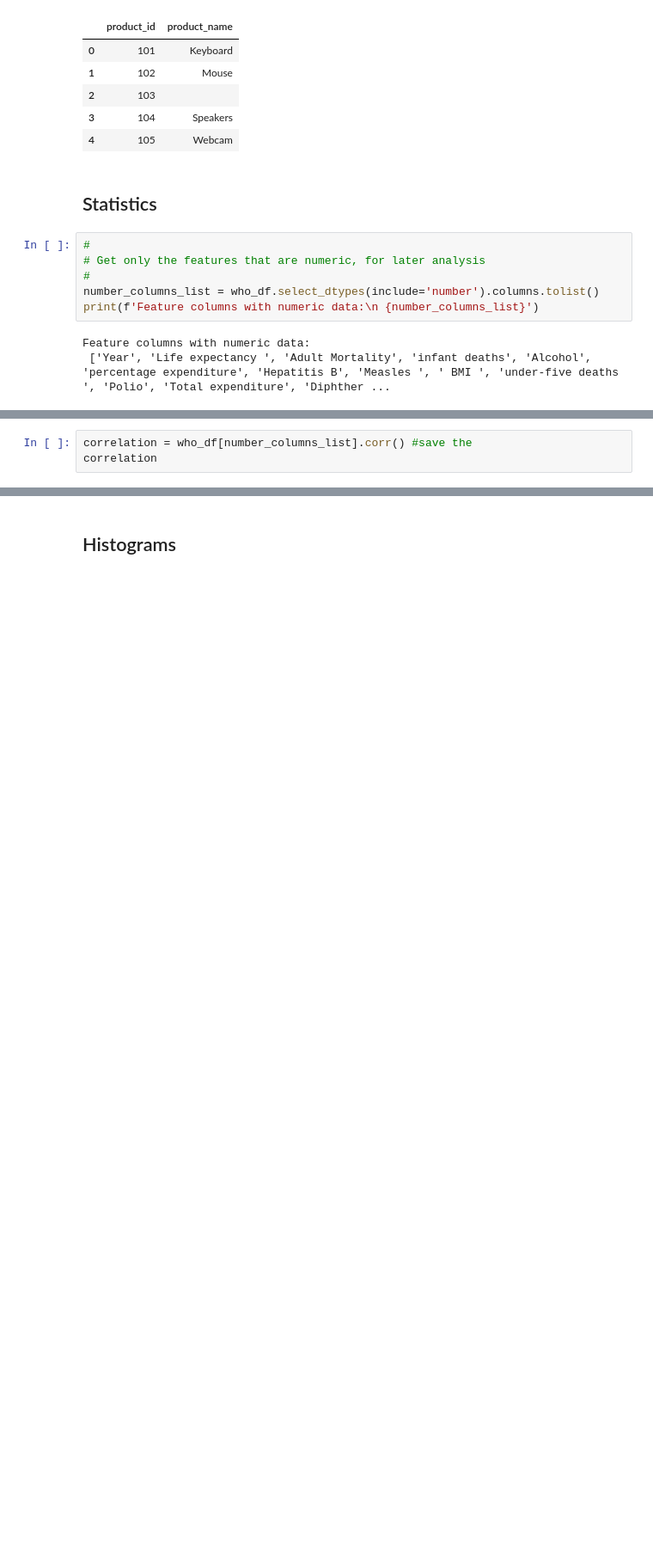
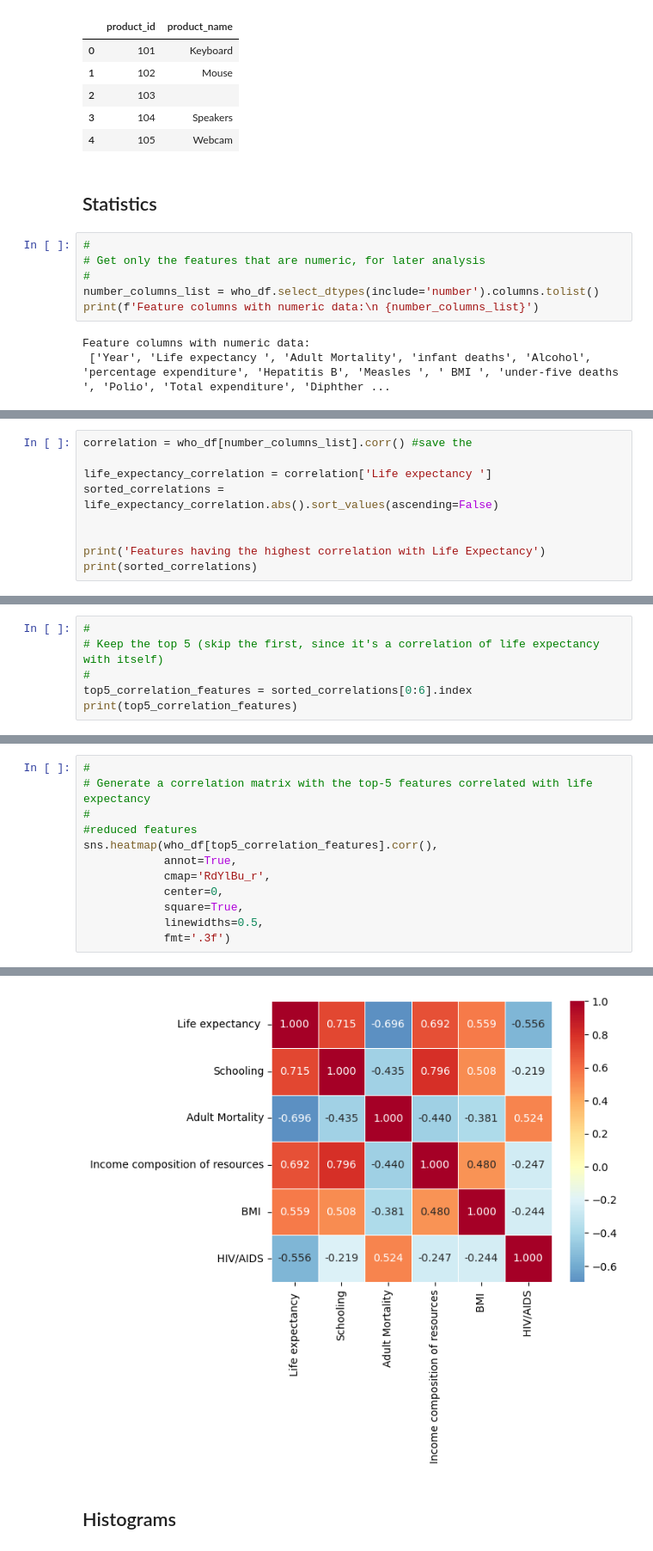
Before and after one commit to einsteinxx/UCLA_450.2_SUMMER, a Jupyter notebook: FinalProject_KeaneGonzalez.ipynb, the cells around one changed output, grey strips where cells are left out. Shown at 86% size. Drawn from its saved outputs; the diff is of its cells as text; blank space fills up the shorter version.

```diff
--- a/FinalProject_KeaneGonzalez.ipynb
+++ b/FinalProject_KeaneGonzalez.ipynb
@@ -388,4 +502,10 @@ Feature columns with numeric data:
 # %%
 correlation = who_df[number_columns_list].corr() #save the
-correlation
+
+life_expectancy_correlation = correlation['Life expectancy ']
+sorted_correlations = life_expectancy_correlation.abs().sort_values(ascending=False)
+
+
+print('Features having the highest correlation with Life Expectancy')
+print(sorted_correlations)
 # %% [output]
@@ -428,0 +529,6 @@ sns.heatmap(who_df[number_columns_list].corr())
+# %%
+#
+# Keep the top 5 (skip the first, since it's a correlation of life expectancy with itself)
+#
+top5_correlation_features = sorted_correlations[0:6].index
+print(top5_correlation_features)
@@ -428,0 +539,13 @@ sns.heatmap(who_df[number_columns_list].corr())
+# %%
+#
+# Generate a correlation matrix with the top-5 features correlated with life expectancy
+#
+#reduced features
+sns.heatmap(who_df[top5_correlation_features].corr(),
+            annot=True,
+            cmap='RdYlBu_r',
+            center=0,
+            square=True,
+            linewidths=0.5,
+            fmt='.3f')
+# %% [output]
@@ -429,2 +553,3 @@ sns.heatmap(who_df[number_columns_list].corr())
+[figure, added]
 # %% [markdown]
 ## Histograms
```
Also changed, not shown: parts of 35 cells of this notebook.
